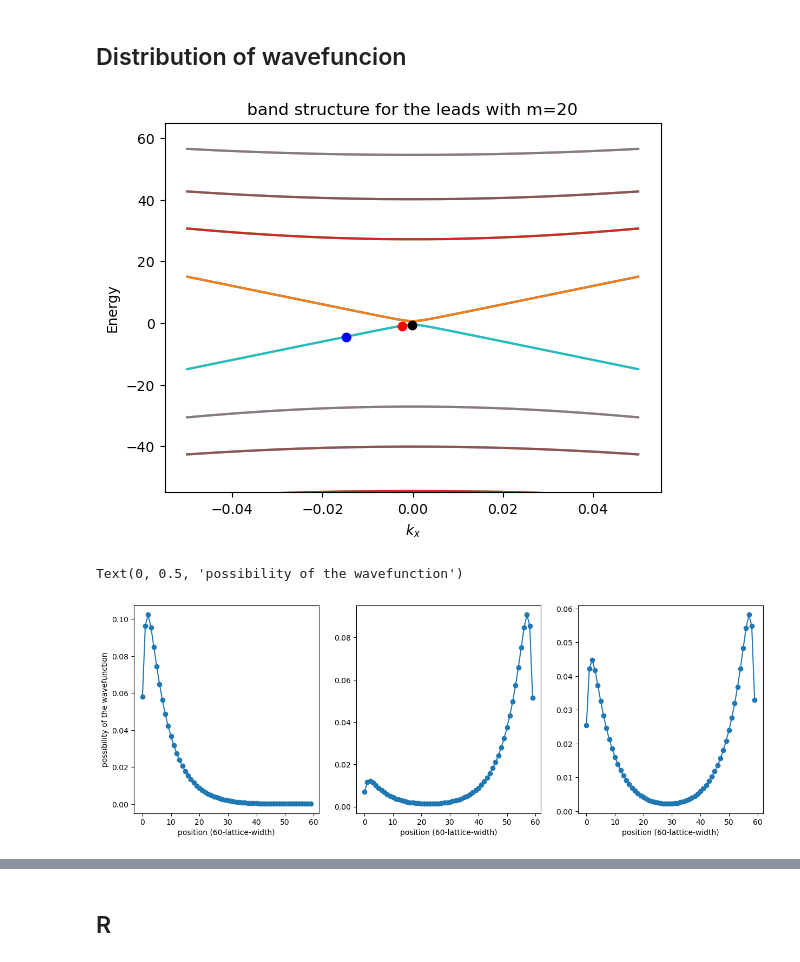
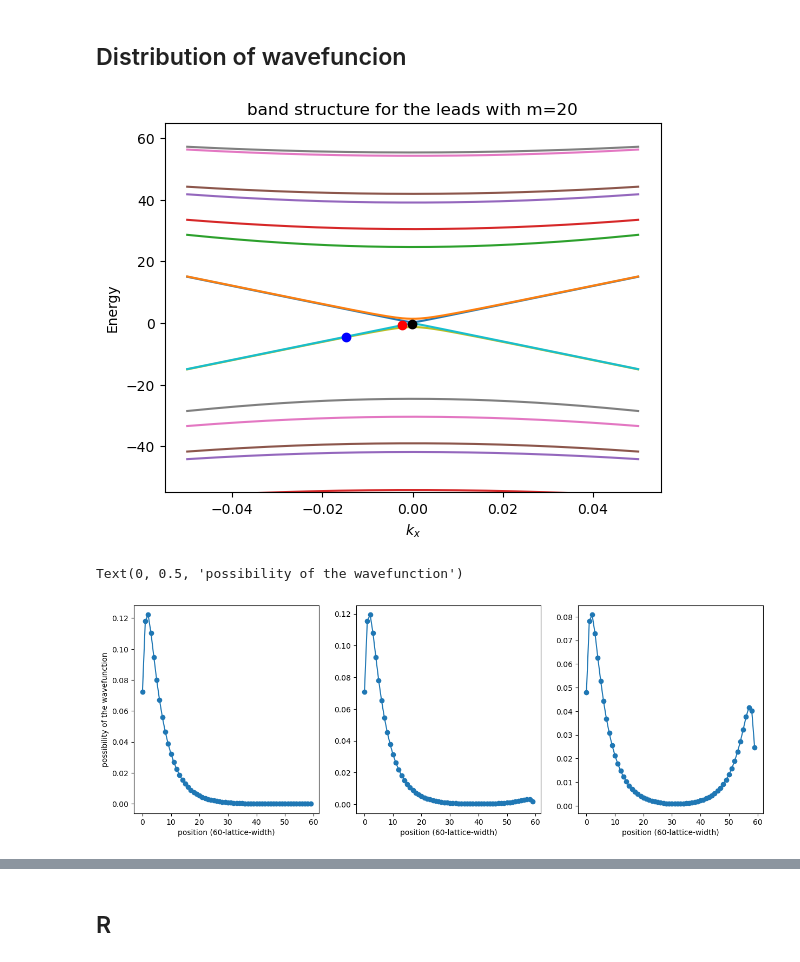
Before and after one commit to Xky123ff/GIT--DEMO, a Jupyter notebook: QSHE.ipynb, the cells around one changed output, grey strips where cells are left out. Drawn from its saved outputs; the diff is of its cells as text; code cells hidden in the pictures.

```diff
--- a/QSHE.ipynb
+++ b/QSHE.ipynb
@@ -206,27 +206,27 @@ kwant.plotter.current(fsyst, current, colorbar=True, show=True)
 # %%
 syst1=make_syst(width=60,length=300,leads_model=model_MTI()).leads[0]
 
-bands = kwant.physics.Bands(syst1, params=dict(m=0))
+bands = kwant.physics.Bands(syst1, params=dict(m=10))
 momenta=np.linspace(-0.05, 0.05, 200)
 
 es=[]
 evs=[]
 for k in momenta:
     tem_a,tem_b= bands(k=k,return_eigenvectors = True)
     es.append(tem_a)
     evs.append(tem_b)
 
 # the 100th, 96th and 70th states (k values) are chosen, the 120th energy level (band) is chosen
 plt.plot(momenta,es);
 plt.plot(momenta[99], es[99][119], 'ko')
 plt.plot(momenta[95], es[95][119], 'ro')
 plt.plot(momenta[70], es[70][119], 'bo')
 plt.ylim(-55,65)
 plt.xlabel('$k_x$')
 plt.ylabel('Energy')
 plt.title('band structure for the leads with m=20');
 # %% [output]
-[figure, old version]
+[figure, new version]
 # %%
 swf1=np.abs(evs[70][:,119])**2
 swf2=np.abs(evs[95][:,119])**2
@@ -241,7 +241,7 @@ for ax in (ax1,ax2,ax3):
 ax1.set_ylabel('possibility of the wavefunction')
 # %% [output]
 Text(0, 0.5, 'possibility of the wavefunction')
-[figure, old version]
+[figure, new version]
 # %%
 zcolors=[]
 for k in range(len(momenta)):
```
Also changed, not shown: parts of 8 cells of this notebook, 2 other files.
